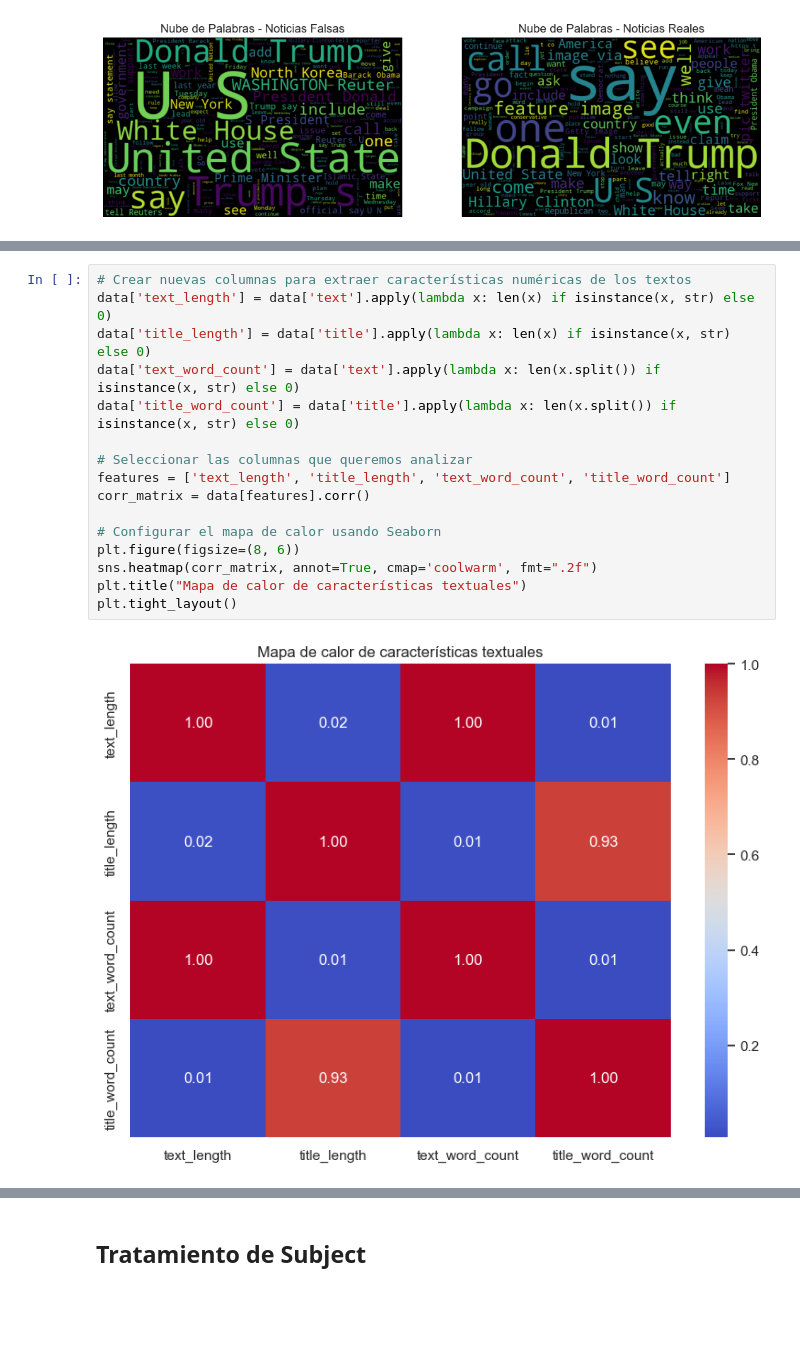
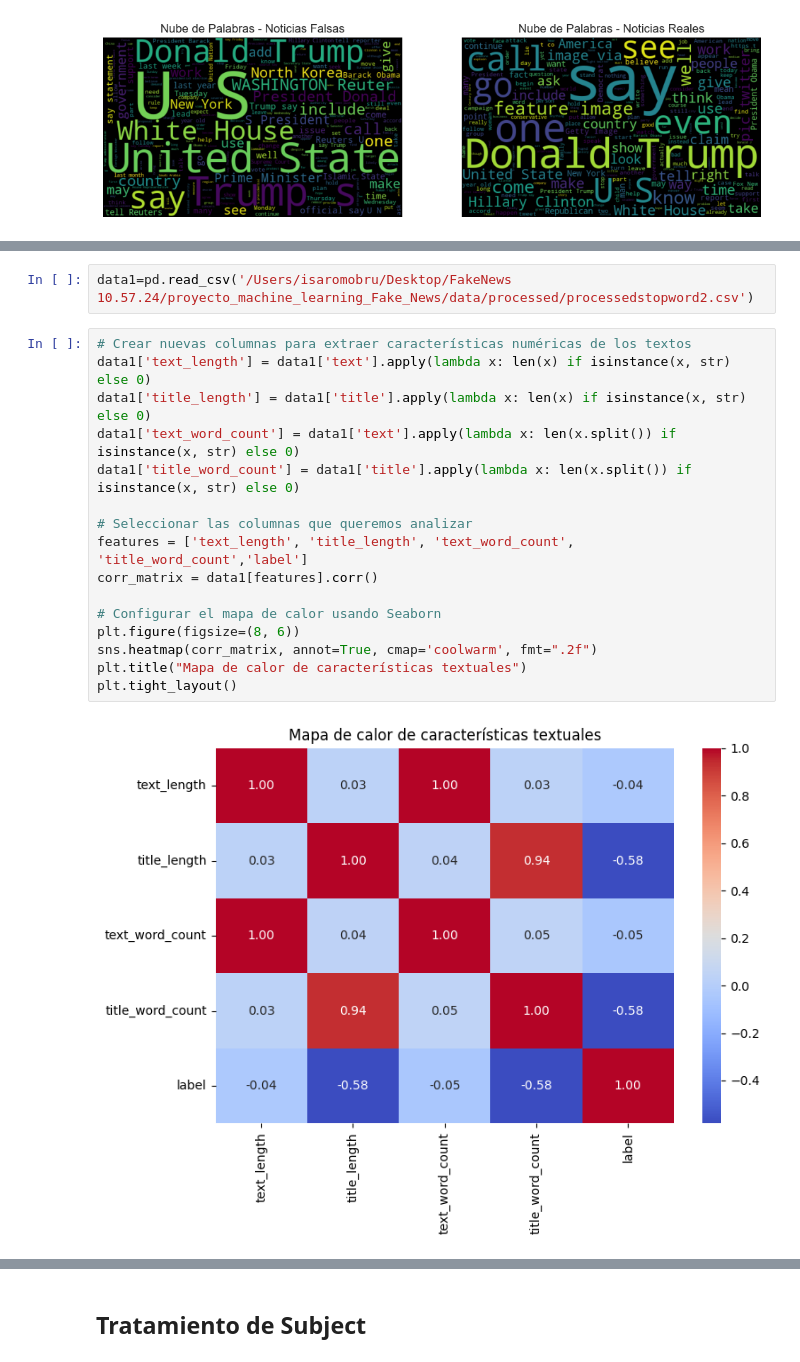
Before and after one commit to IsabelRomoBru/proyecto_machine_learning_Fake_News, a Jupyter notebook: notebooks/EDA.ipynb, the cells around one changed output, grey strips where cells are left out. Saved outputs shown, nothing was run; the diff lists cells and outputs as text; blank space fills up the shorter version.

```diff
--- a/notebooks/EDA.ipynb
+++ b/notebooks/EDA.ipynb
@@ -418,18 +403,20 @@ https://oa.upm.es/71778/1/TFG_INNA_KRASIMIROVA_HRISTOVA.pdf
+# %%
+data1=pd.read_csv('/Users/isaromobru/Desktop/FakeNews 10.57.24/proyecto_machine_learning_Fake_News/data/processed/processedstopword2.csv')
 # %%
 # Crear nuevas columnas para extraer características numéricas de los textos
-data['text_length'] = data['text'].apply(lambda x: len(x) if isinstance(x, str) else 0)
-data['title_length'] = data['title'].apply(lambda x: len(x) if isinstance(x, str) else 0)
-data['text_word_count'] = data['text'].apply(lambda x: len(x.split()) if isinstance(x, str) else 0)
-data['title_word_count'] = data['title'].apply(lambda x: len(x.split()) if isinstance(x, str) else 0)
+data1['text_length'] = data1['text'].apply(lambda x: len(x) if isinstance(x, str) else 0)
+data1['title_length'] = data1['title'].apply(lambda x: len(x) if isinstance(x, str) else 0)
+data1['text_word_count'] = data1['text'].apply(lambda x: len(x.split()) if isinstance(x, str) else 0)
+data1['title_word_count'] = data1['title'].apply(lambda x: len(x.split()) if isinstance(x, str) else 0)
 
 # Seleccionar las columnas que queremos analizar
-features = ['text_length', 'title_length', 'text_word_count', 'title_word_count']
-corr_matrix = data[features].corr()
+features = ['text_length', 'title_length', 'text_word_count', 'title_word_count','label']
+corr_matrix = data1[features].corr()
 
 # Configurar el mapa de calor usando Seaborn
 plt.figure(figsize=(8, 6))
 sns.heatmap(corr_matrix, annot=True, cmap='coolwarm', fmt=".2f")
 plt.title("Mapa de calor de características textuales")
 plt.tight_layout()
 # %% [output]
-[figure, old version]
+[figure, new version]
```
Also changed, not shown: parts of 16 cells of this notebook, 3 other files.
